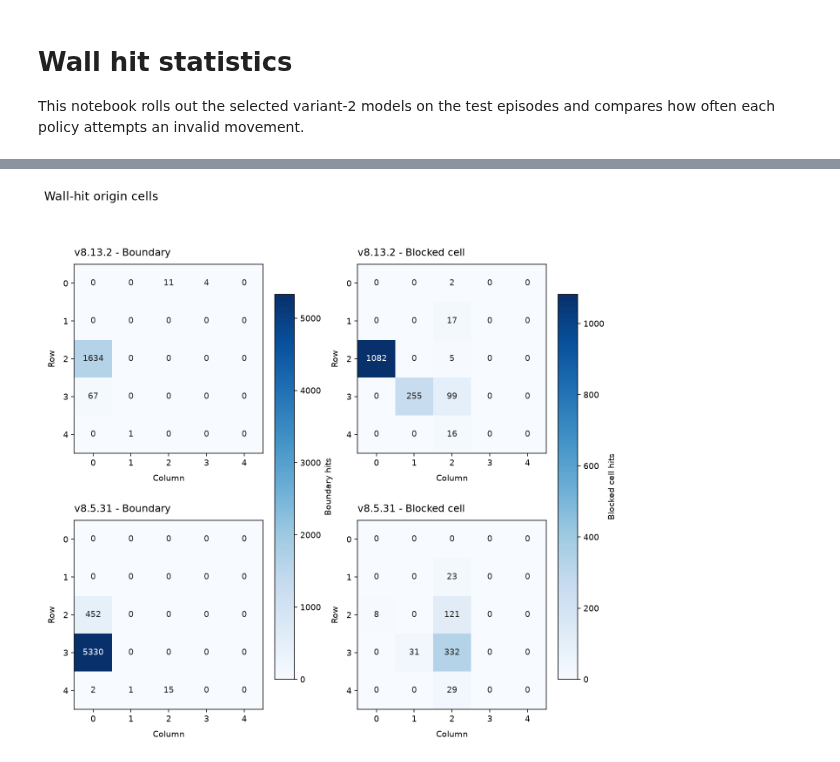
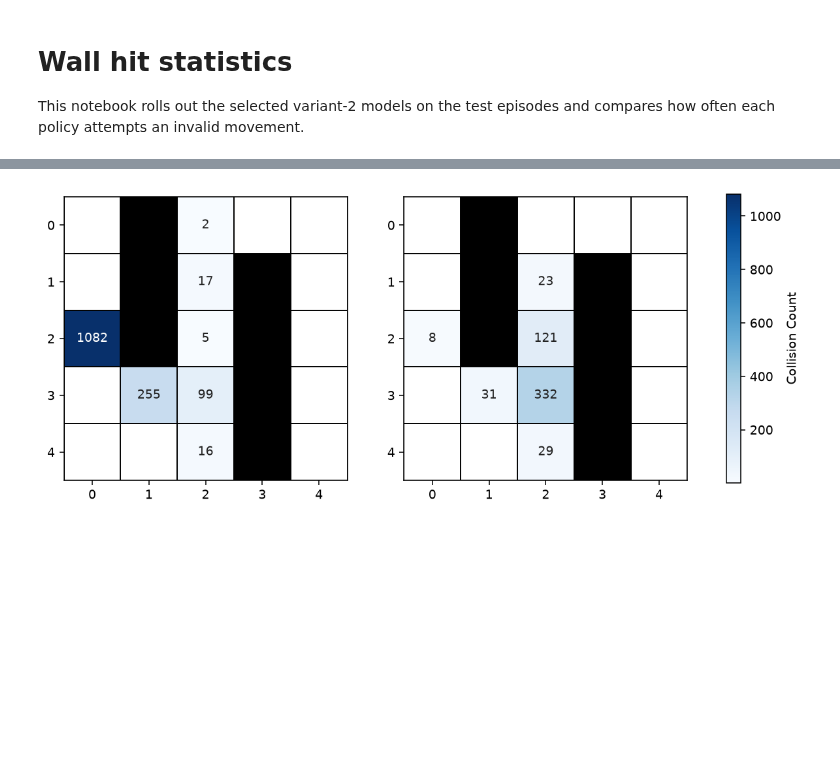
Before and after one commit to Lirong-Zhuang/CodingLab_DRL_team, a Jupyter notebook: statistic/wall_hit_statistics.ipynb, the cells around one changed output, grey strips where cells are left out. Drawn from its saved outputs; the diff is of its cells as text; code cells hidden in the pictures; blank space fills up the shorter version.

```diff
--- a/statistic/wall_hit_statistics.ipynb
+++ b/statistic/wall_hit_statistics.ipynb
@@ -274,49 +263,54 @@ plt.show()
 # %%
-# Figure group 3: origin cells of wall hits, split by invalid-move type
+# Figure group 3: origin cells of blocked-cell hits
 def hit_heatmap(events, run_name, hit_kind):
     grid = np.zeros((5, 5), dtype=int)
     rows = events[(events["model"] == run_name) & (events["kind"] == hit_kind)]
     for row, col in zip(rows["from_row"], rows["from_col"]):
         if 0 <= row < 5 and 0 <= col < 5:
             grid[int(row), int(col)] += 1
     return grid
 
 
-hit_kinds = [("boundary", "Boundary"), ("blocked_cell", "Blocked cell")]
+def blocked_cell_mask(run):
+    env = run["env_class"](variant=VARIANT, data_dir=str(DATA_DIR))
+    eligible = set(env.eligible_cells)
+    return np.array([
+        [(row, col) not in eligible for col in range(5)]
+        for row in range(5)
+    ], dtype=bool)
+
+
+hit_kind = "blocked_cell"
 grids = {
-    (run["name"], kind): hit_heatmap(wall_hit_events, run["name"], kind)
+    run["name"]: hit_heatmap(wall_hit_events, run["name"], hit_kind)
     for run in RUNS
-    for kind, _ in hit_kinds
 }
-max_by_kind = {
-    kind: max(grids[(run["name"], kind)].max() for run in RUNS)
-    for kind, _ in hit_kinds
-}
+vmax = max(grid.max() for grid in grids.values())
+blocked_masks = {run["name"]: blocked_cell_mask(run) for run in RUNS}
+cmap = plt.cm.Blues.copy()
+cmap.set_under("white")
+cmap.set_bad("black")
 
-fig, axes = plt.subplots(2, 2, figsize=(11, 10), dpi=140)
-images = {}
-for row_idx, run in enumerate(RUNS):
-    for col_idx, (kind, kind_label) in enumerate(hit_kinds):
-        ax = axes[row_idx, col_idx]
-        grid = grids[(run["name"], kind)]
-        vmax = max_by_kind[kind]
-        image = ax.imshow(grid, cmap="Blues", vmin=0, vmax=vmax)
-        images[kind] = image
-        ax.set_title(f"{run['short_name']} - {kind_label}", loc="left", pad=10)
-        ax.set_xlabel("Column", labelpad=8)
-        ax.set_ylabel("Row", labelpad=8)
-        ax.set_xticks(range(5))
-        ax.set_yticks(range(5))
-        for grid_row in range(5):
-            for grid_col in range(5):
-                value = grid[grid_row, grid_col]
+fig, axes = plt.subplots(1, len(RUNS), figsize=(11, 5), dpi=140)
+for ax, run in zip(axes, RUNS):
+    grid = grids[run["name"]]
+    blocked_mask = blocked_masks[run["name"]]
+    display_grid = np.ma.array(grid.astype(float), mask=blocked_mask)
+    image = ax.imshow(display_grid, cmap=cmap, vmin=1, vmax=max(1, vmax))
+    ax.set_xticks(range(5))
+    ax.set_yticks(range(5))
+    ax.set_xticks(np.arange(-0.5, 5, 1), minor=True)
+    ax.set_yticks(np.arange(-0.5, 5, 1), minor=True)
+    ax.grid(which="minor", color="black", linestyle="-", linewidth=1.0)
+    ax.tick_params(which="minor", bottom=False, left=False)
+    for grid_row in range(5):
+        for grid_col in range(5):
+            value = grid[grid_row, grid_col]
+            if value > 0 and not blocked_mask[grid_row, grid_col]:
                 text_color = "white" if vmax and value > vmax * 0.45 else "#222222"
                 ax.text(grid_col, grid_row, str(value), ha="center", va="center", color=text_color, fontsize=10)
 
-for col_idx, (kind, kind_label) in enumerate(hit_kinds):
-    fig.colorbar(images[kind], ax=axes[:, col_idx], shrink=0.82, label=f"{kind_label} hits")
-
-fig.suptitle("Wall-hit origin cells", x=0.08, ha="left", fontsize=14)
+fig.colorbar(image, ax=axes, shrink=0.82, label="Collision Count")
 plt.show()
 # %% [output]
-[figure, old version]
+[figure, new version]
```
Also changed, not shown: parts of 4 cells of this notebook, 3 other files.
